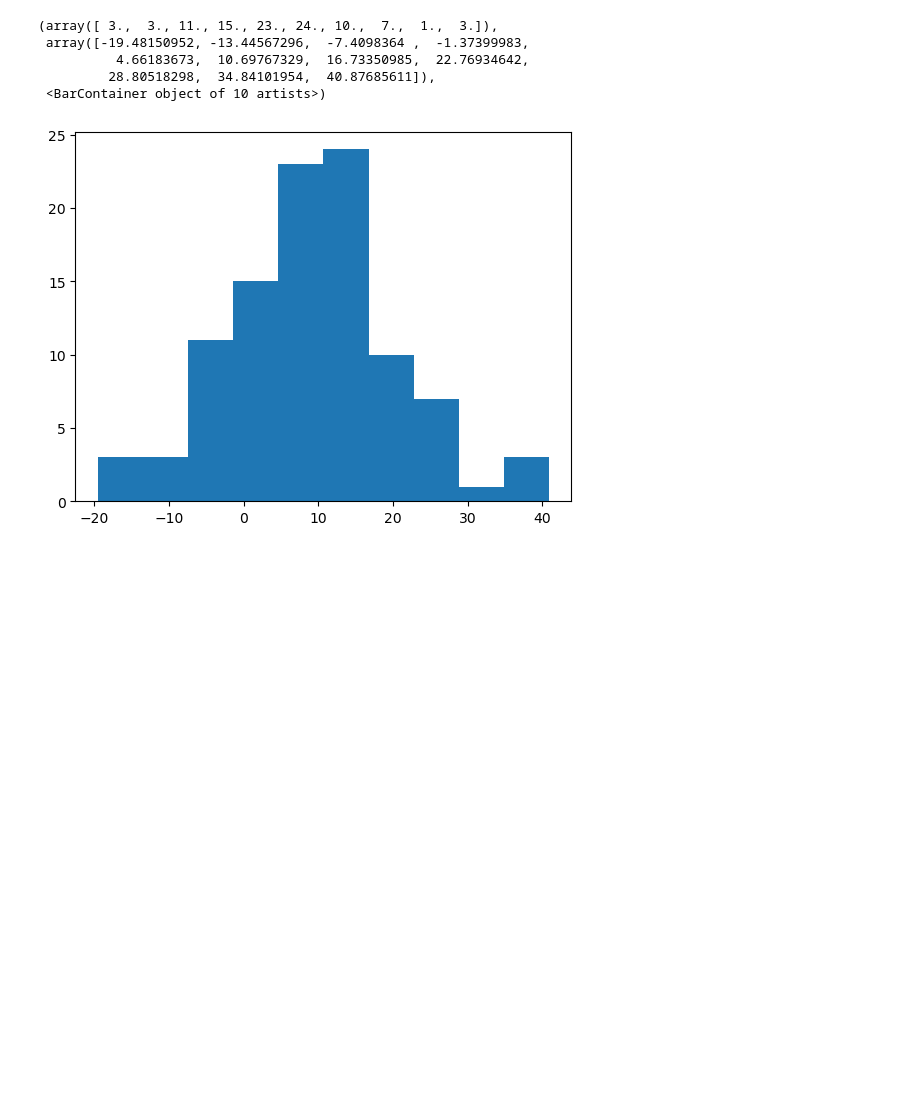
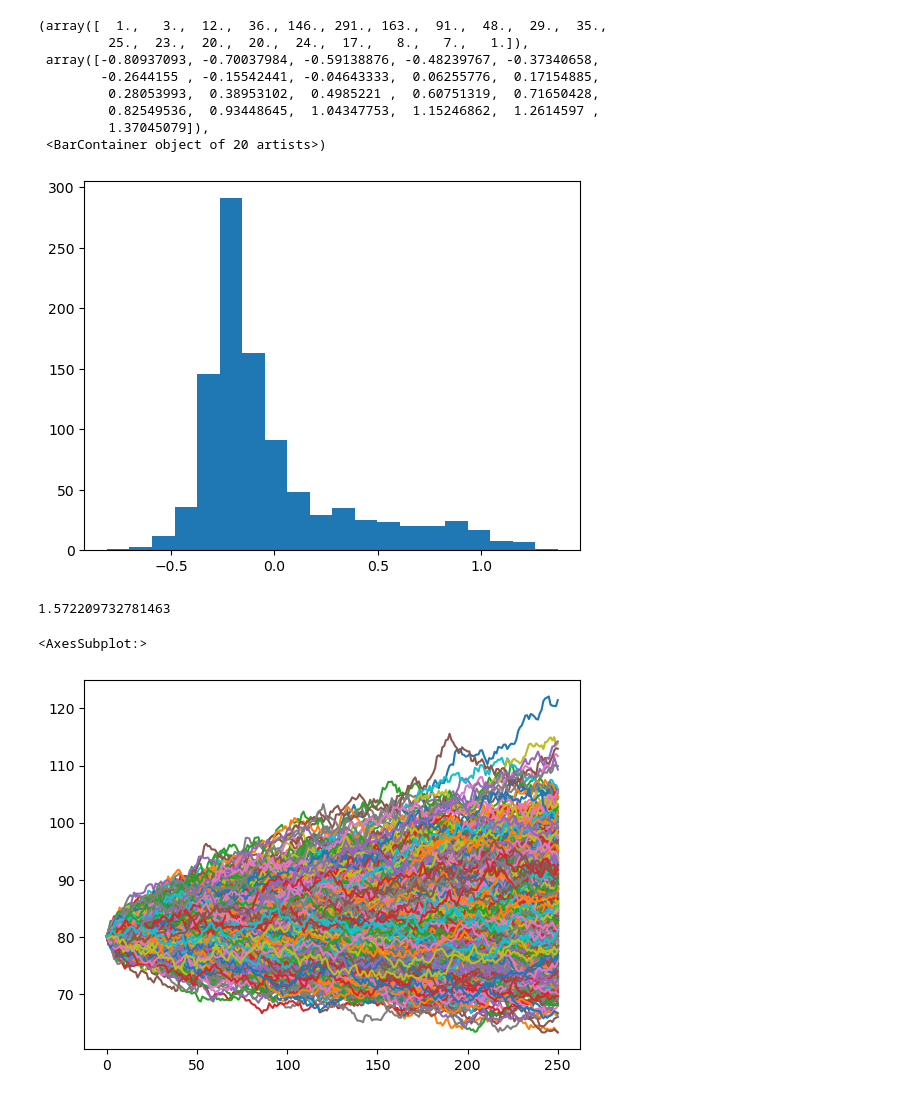
Before and after one commit to michalsn13/Quantile-Hedging, a Jupyter notebook: quantile_hedging.ipynb, the cells around one changed output. Saved outputs shown, nothing was run; the diff lists cells and outputs as text; code cells hidden in the pictures; blank space fills up the shorter version.

```diff
--- a/quantile_hedging.ipynb
+++ b/quantile_hedging.ipynb
@@ -109,9 +62,12 @@ plt.plot(delta_time_call.T)
 # %%
-plt.hist(money_time_call[:,-1])
+plt.hist(money_time_call.iloc[:,-1], bins = 20)
 # %% [output]
-(array([ 3.,  3., 11., 15., 23., 24., 10.,  7.,  1.,  3.]),
- array([-19.48150952, -13.44567296,  -7.4098364 ,  -1.37399983,
-          4.66183673,  10.69767329,  16.73350985,  22.76934642,
-         28.80518298,  34.84101954,  40.87685611]),
- <BarContainer object of 10 artists>)
+(array([  1.,   3.,  12.,  36., 146., 291., 163.,  91.,  48.,  29.,  35.,
+         25.,  23.,  20.,  20.,  24.,  17.,   8.,   7.,   1.]),
+ array([-0.80937093, -0.70037984, -0.59138876, -0.48239767, -0.37340658,
+        -0.2644155 , -0.15542441, -0.04643333,  0.06255776,  0.17154885,
+         0.28053993,  0.38953102,  0.4985221 ,  0.60751319,  0.71650428,
+         0.82549536,  0.93448645,  1.04347753,  1.15246862,  1.2614597 ,
+         1.37045079]),
+ <BarContainer object of 20 artists>)
-[figure, old version]
+[figure, new version]
@@ -117,0 +76,12 @@ plt.hist(money_time_call[:,-1])
+# %%
+mu = 0.06
+sigma =  0.1
+r = 0.05
+T = 1
+K = 80
+X0 = 80
+repeat = 1000
+# %%
+underlying = Underlying(mu, sigma, r, 250)
+# %%
+_, reality = underlying.simulate_P(repeat, T)
@@ -117,0 +90,5 @@ plt.hist(money_time_call[:,-1])
+# %%
+BC_price_put = vanilla_put.get_MC_price(X0, 0, method = 'var_control')
+BC_price_put
+# %% [output]
+1.572209732781463
@@ -117,0 +103,5 @@ plt.hist(money_time_call[:,-1])
+# %%
+(X0*reality).T.plot(legend = False)
+# %% [output]
+<AxesSubplot:>
+[figure, added]
```
Also changed, not shown: parts of 16 cells of this notebook, 3 other files.
